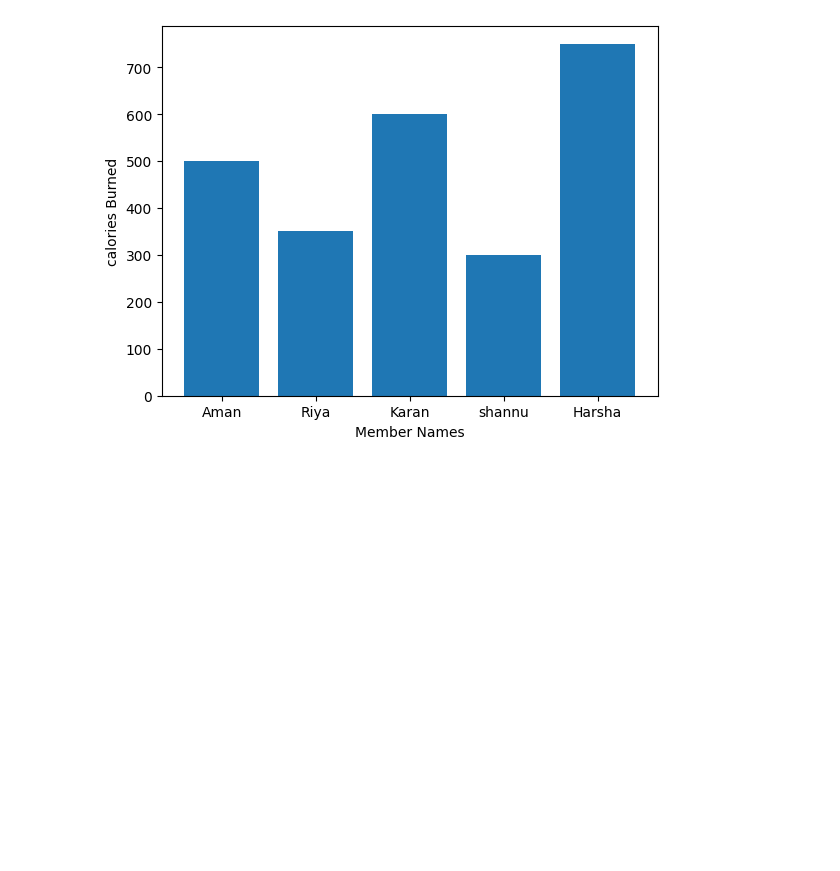
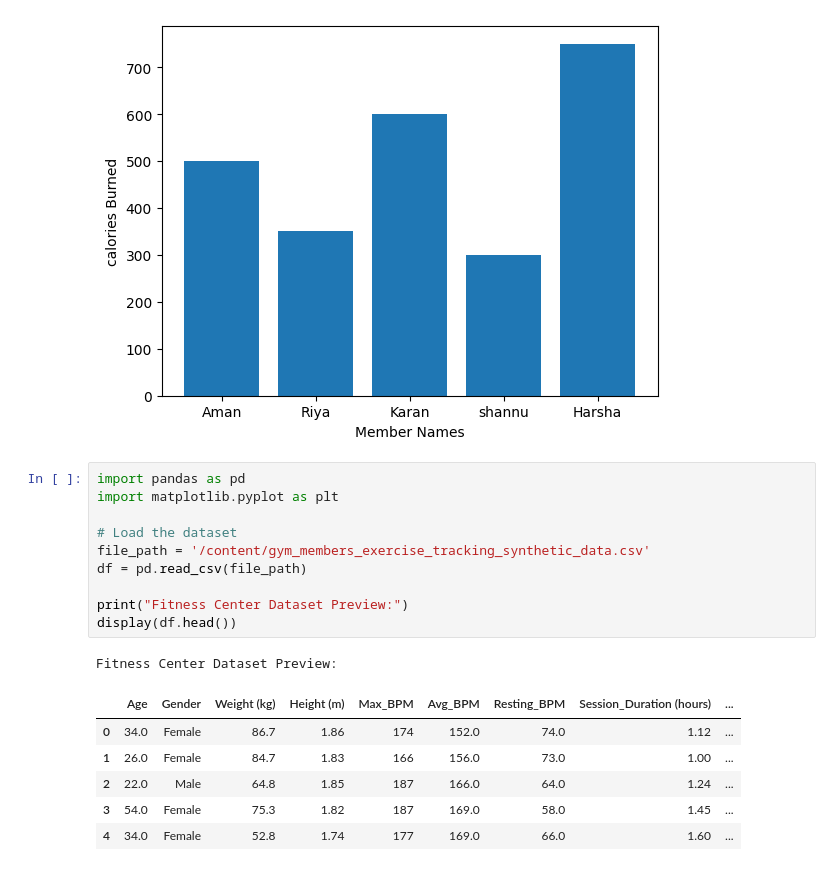
Before and after one commit to mohankrishna04/Training, a Jupyter notebook: DescriptiveAnalysisExample.ipynb, the cells around one changed output. Saved outputs shown, nothing was run; the diff lists cells and outputs as text; blank space fills up the shorter version.

```diff
--- a/DescriptiveAnalysisExample.ipynb
+++ b/DescriptiveAnalysisExample.ipynb
@@ -51,3 +51,21 @@ Median calories:  500
 Standard Devation:  183.71173070873834
 Most active member:  Harsha
 [figure]
+# %%
+import pandas as pd
+import matplotlib.pyplot as plt
+
+# Load the dataset
+file_path = '/content/gym_members_exercise_tracking_synthetic_data.csv'
+df = pd.read_csv(file_path)
+
+print("Fitness Center Dataset Preview:")
+display(df.head())
+# %% [output]
+Fitness Center Dataset Preview:
+|  | Age | Gender | Weight (kg) | Height (m) | Max_BPM | Avg_BPM | Resting_BPM | Session_Duration (hours) | ... |
+| 0 | 34.0 | Female | 86.7 | 1.86 | 174 | 152.0 | 74.0 | 1.12 | ... |
+| 1 | 26.0 | Female | 84.7 | 1.83 | 166 | 156.0 | 73.0 | 1.00 | ... |
+| 2 | 22.0 | Male | 64.8 | 1.85 | 187 | 166.0 | 64.0 | 1.24 | ... |
+| 3 | 54.0 | Female | 75.3 | 1.82 | 187 | 169.0 | 58.0 | 1.45 | ... |
+| 4 | 34.0 | Female | 52.8 | 1.74 | 177 | 169.0 | 66.0 | 1.60 | ... |
```
Also changed, not shown: parts of 7 cells of this notebook.
